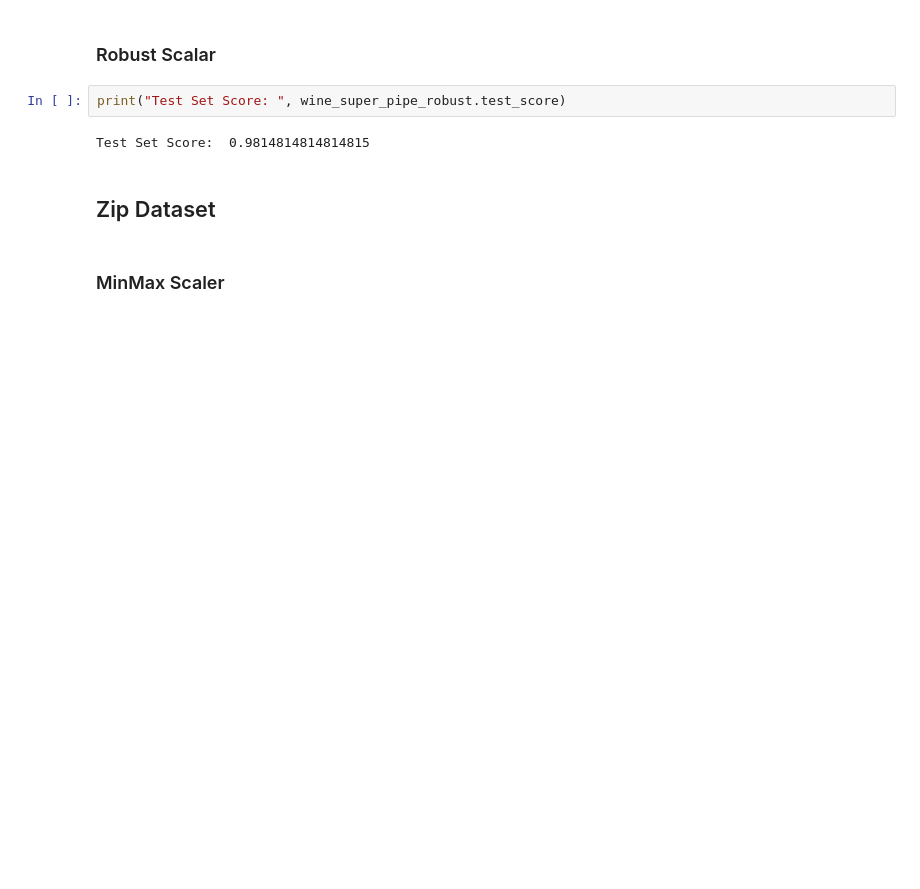
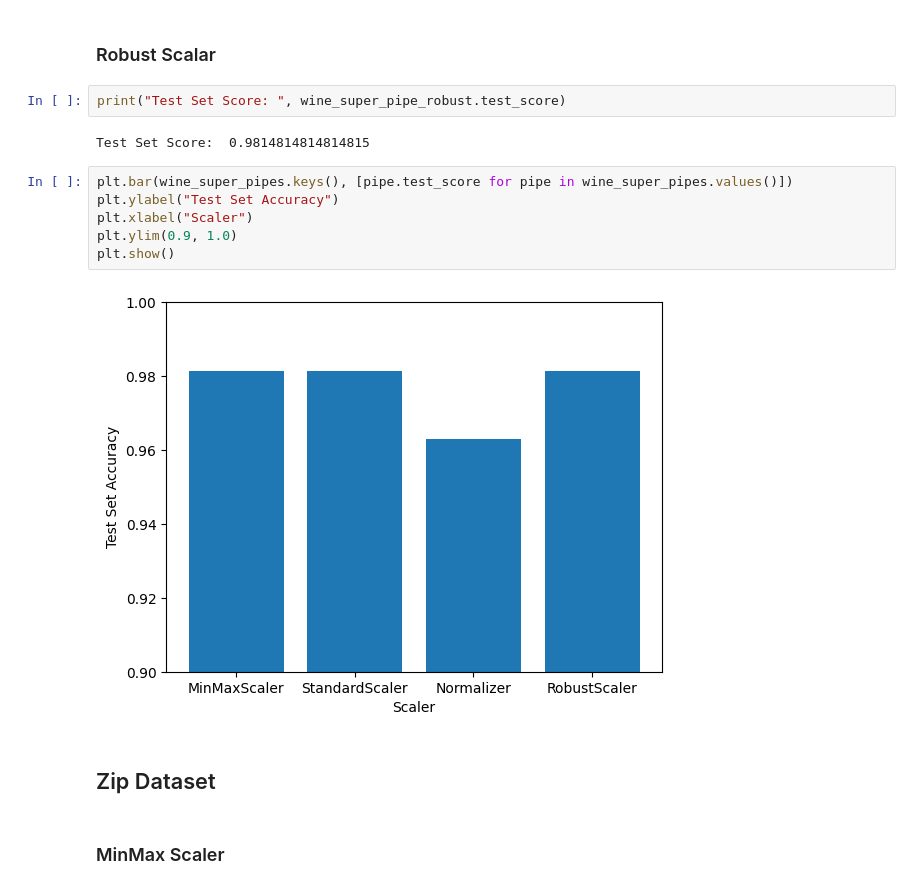
Before and after one commit to mbeps/Machine-Learning-Assignment-3, a Jupyter notebook: Assignment_3.ipynb, the cells around one changed output. Cells and saved outputs as stored; diff of their text form; blank space fills up the shorter version.

Commit message:
Added graphs for question 6

```diff
--- a/Assignment_3.ipynb
+++ b/Assignment_3.ipynb
@@ -348,6 +348,14 @@ Test Set Score:  0.9629629629629629
 print("Test Set Score: ", wine_super_pipe_robust.test_score)
 # %% [output]
 Test Set Score:  0.9814814814814815
+# %%
+plt.bar(wine_super_pipes.keys(), [pipe.test_score for pipe in wine_super_pipes.values()])
+plt.ylabel("Test Set Accuracy")
+plt.xlabel("Scaler")
+plt.ylim(0.9, 1.0)
+plt.show()
+# %% [output]
+[figure, added]
 # %% [markdown]
 ## Zip Dataset
 # %% [markdown]
```
Also changed, not shown: parts of 1 cell of this notebook.
